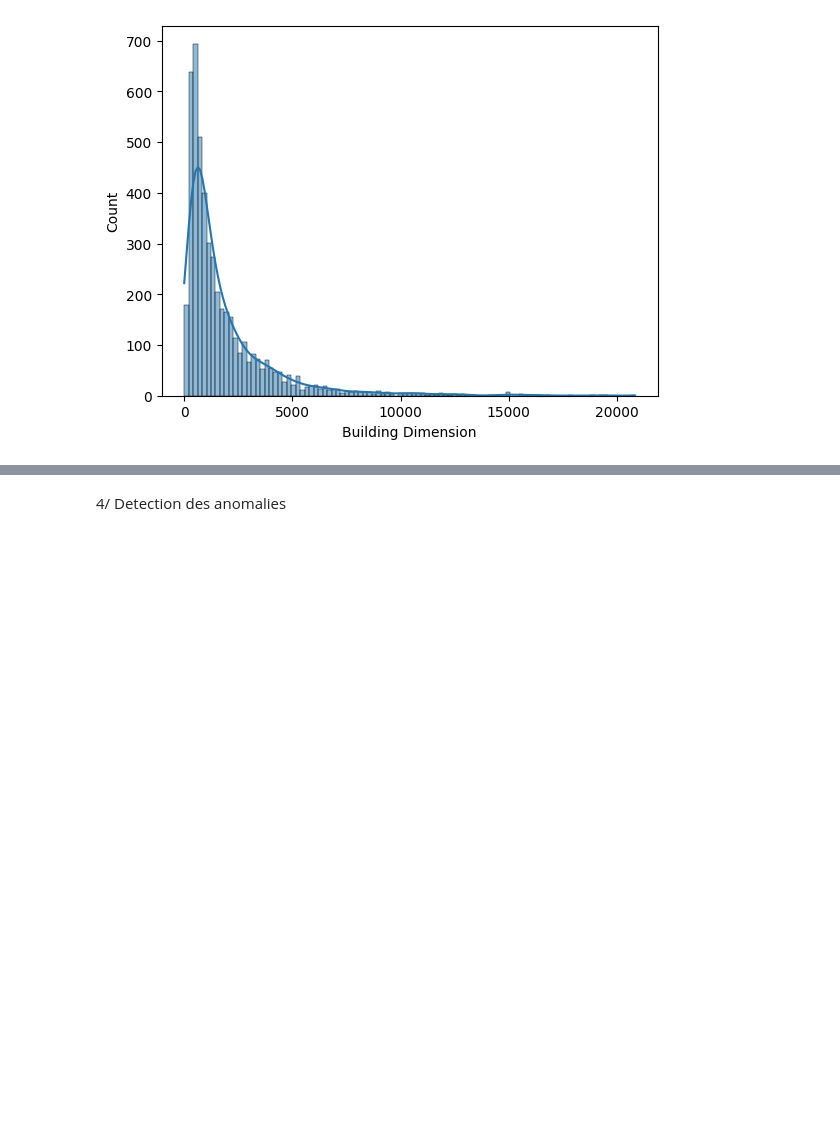
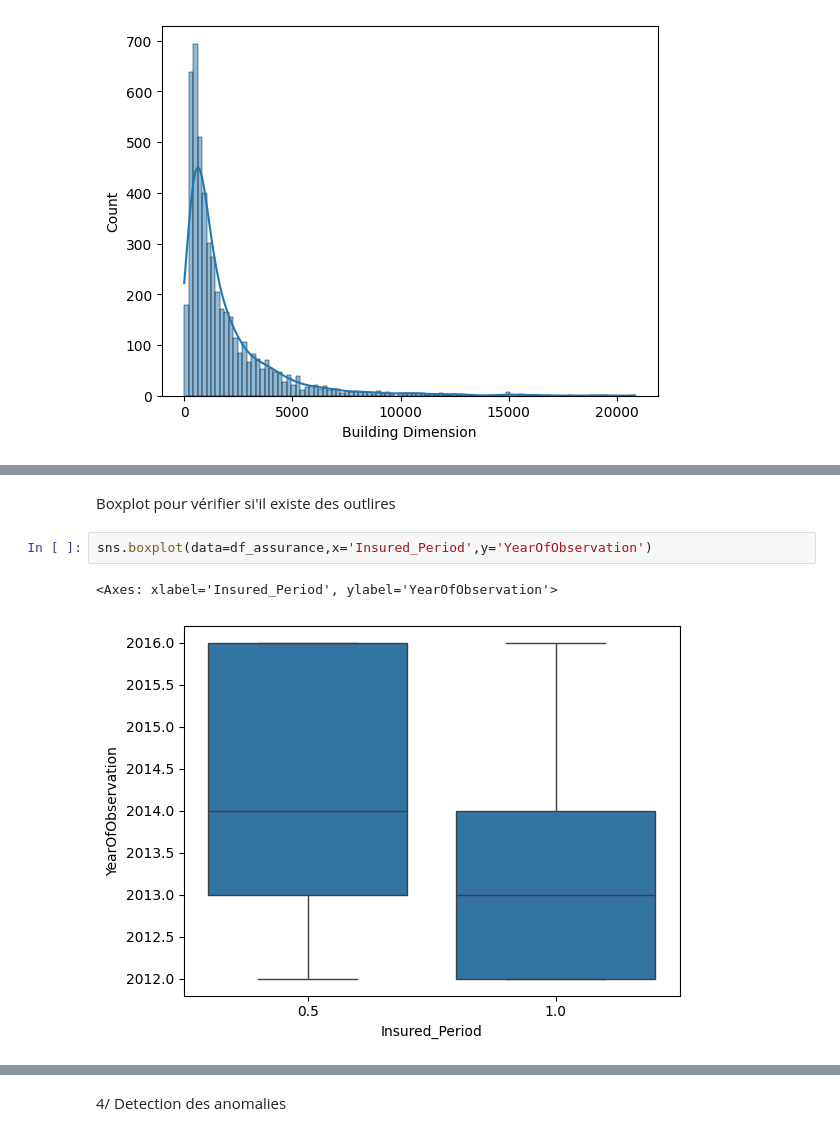
Before and after one commit to Sirine2002/Data_Mining, a Jupyter notebook: Projet_01.ipynb, the cells around one changed output, grey strips where cells are left out. Drawn from its saved outputs; the diff is of its cells as text; blank space fills up the shorter version.

```diff
--- a/Projet_01.ipynb
+++ b/Projet_01.ipynb
@@ -107,0 +121,7 @@ plt.show()
+# %% [markdown]
+Boxplot pour vérifier si'il existe des outlires
+# %%
+sns.boxplot(data=df_assurance,x='Insured_Period',y='YearOfObservation')
+# %% [output]
+<Axes: xlabel='Insured_Period', ylabel='YearOfObservation'>
+[figure, added]
```
Also changed, not shown: parts of 50 cells of this notebook.
